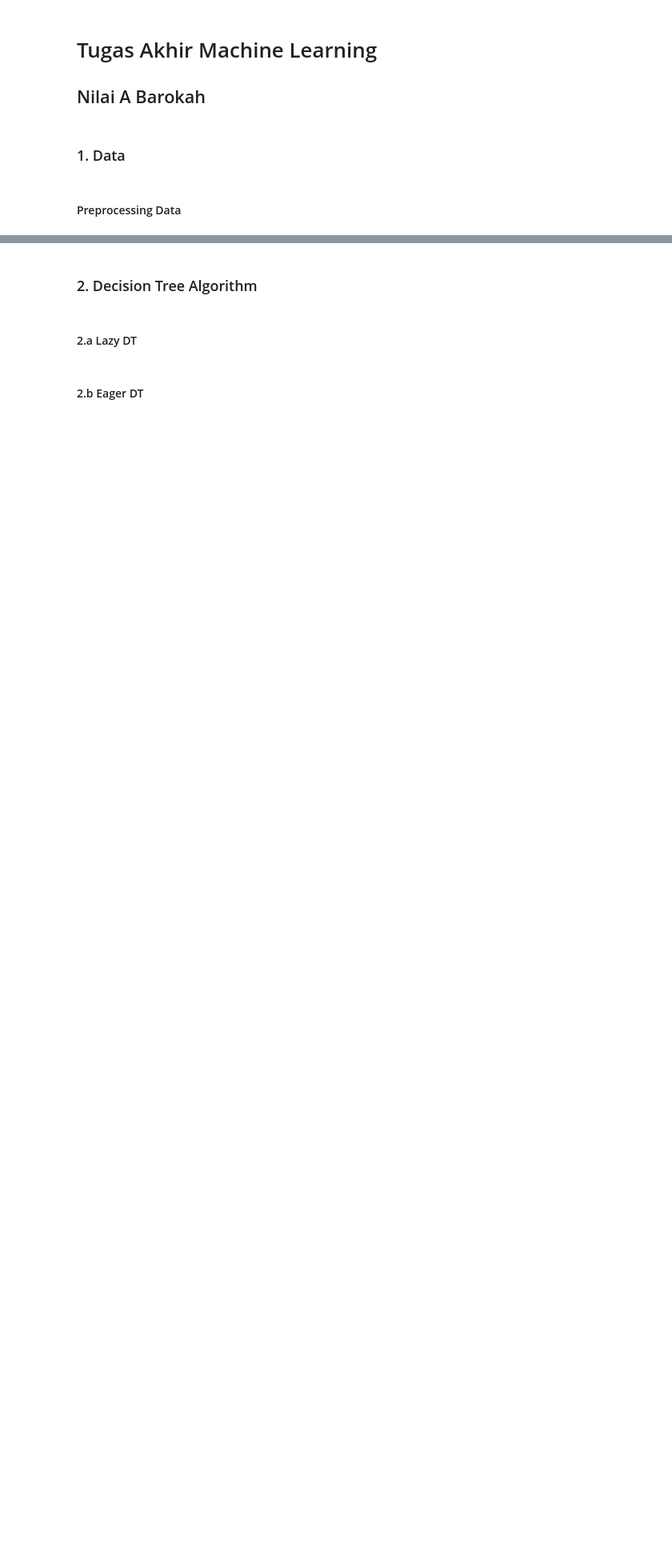
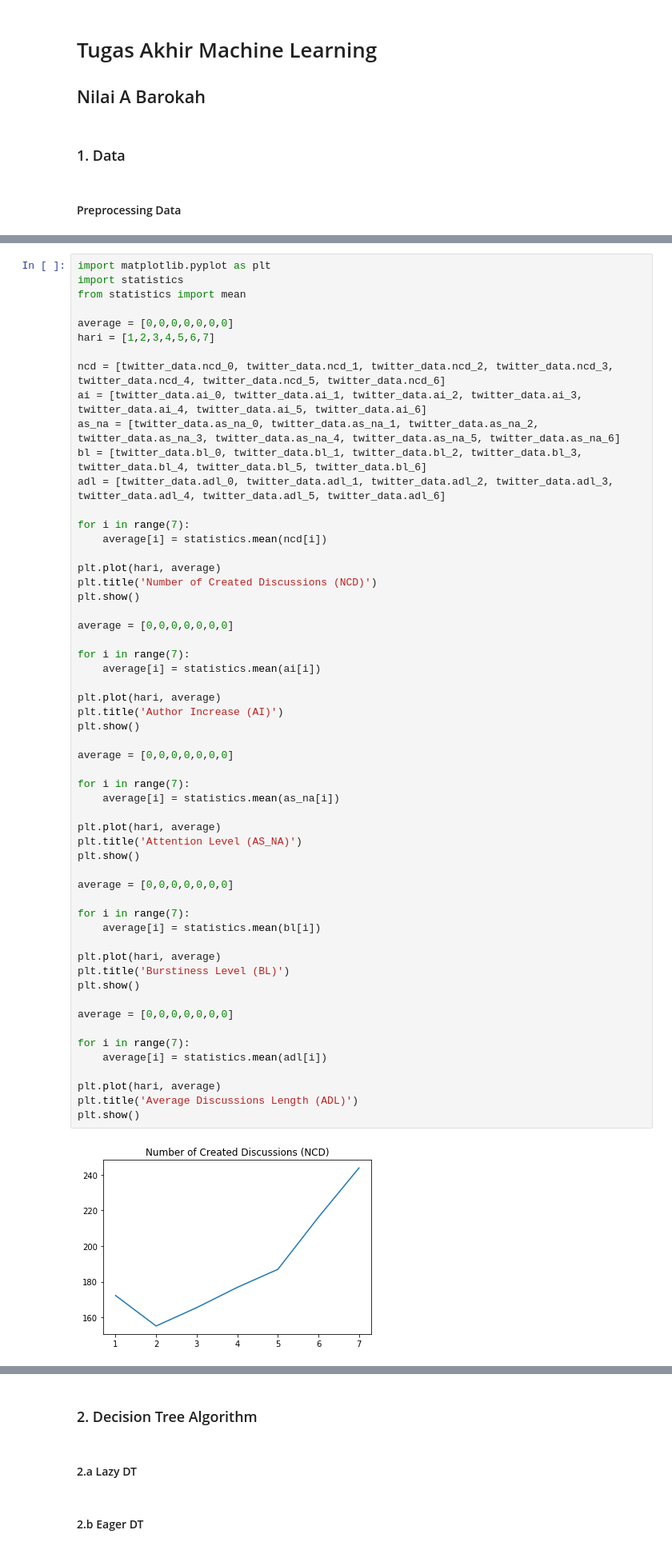
Before and after one commit to machine-learning-2018-2019-fasilkom-ui/Nilai-A-Barokah, a Jupyter notebook: sourceCode.ipynb, the cells around one changed output, grey strips where cells are left out. Shown: that part at 80% size. Cells and saved outputs as stored; diff of their text form; blank space fills up the shorter version.

```diff
--- a/sourceCode.ipynb
+++ b/sourceCode.ipynb
@@ -24,0 +101,58 @@ print(twitter_data.shape)
+# %%
+import matplotlib.pyplot as plt
+import statistics
+from statistics import mean
+
+average = [0,0,0,0,0,0,0]
+hari = [1,2,3,4,5,6,7]
+
+ncd = [twitter_data.ncd_0, twitter_data.ncd_1, twitter_data.ncd_2, twitter_data.ncd_3, twitter_data.ncd_4, twitter_data.ncd_5, twitter_data.ncd_6]
+ai = [twitter_data.ai_0, twitter_data.ai_1, twitter_data.ai_2, twitter_data.ai_3, twitter_data.ai_4, twitter_data.ai_5, twitter_data.ai_6]
+as_na = [twitter_data.as_na_0, twitter_data.as_na_1, twitter_data.as_na_2, twitter_data.as_na_3, twitter_data.as_na_4, twitter_data.as_na_5, twitter_data.as_na_6]
+bl = [twitter_data.bl_0, twitter_data.bl_1, twitter_data.bl_2, twitter_data.bl_3, twitter_data.bl_4, twitter_data.bl_5, twitter_data.bl_6]
+adl = [twitter_data.adl_0, twitter_data.adl_1, twitter_data.adl_2, twitter_data.adl_3, twitter_data.adl_4, twitter_data.adl_5, twitter_data.adl_6]
+
+for i in range(7):
+    average[i] = statistics.mean(ncd[i])
+
+plt.plot(hari, average)
+plt.title('Number of Created Discussions (NCD)')
+plt.show()
+
+average = [0,0,0,0,0,0,0]
+
+for i in range(7):
+    average[i] = statistics.mean(ai[i])
+
+plt.plot(hari, average)
+plt.title('Author Increase (AI)')
+plt.show()
+
+average = [0,0,0,0,0,0,0]
+
+for i in range(7):
+    average[i] = statistics.mean(as_na[i])
+
+plt.plot(hari, average)
+plt.title('Attention Level (AS_NA)')
+plt.show()
+
+average = [0,0,0,0,0,0,0]
+
+for i in range(7):
+    average[i] = statistics.mean(bl[i])
+
+plt.plot(hari, average)
+plt.title('Burstiness Level (BL)')
+plt.show()
+
+average = [0,0,0,0,0,0,0]
+
+for i in range(7):
+    average[i] = statistics.mean(adl[i])
+
+plt.plot(hari, average)
+plt.title('Average Discussions Length (ADL)')
+plt.show()
+# %% [output]
+[figure, added]
```
Also changed, not shown: parts of 10 cells of this notebook.
